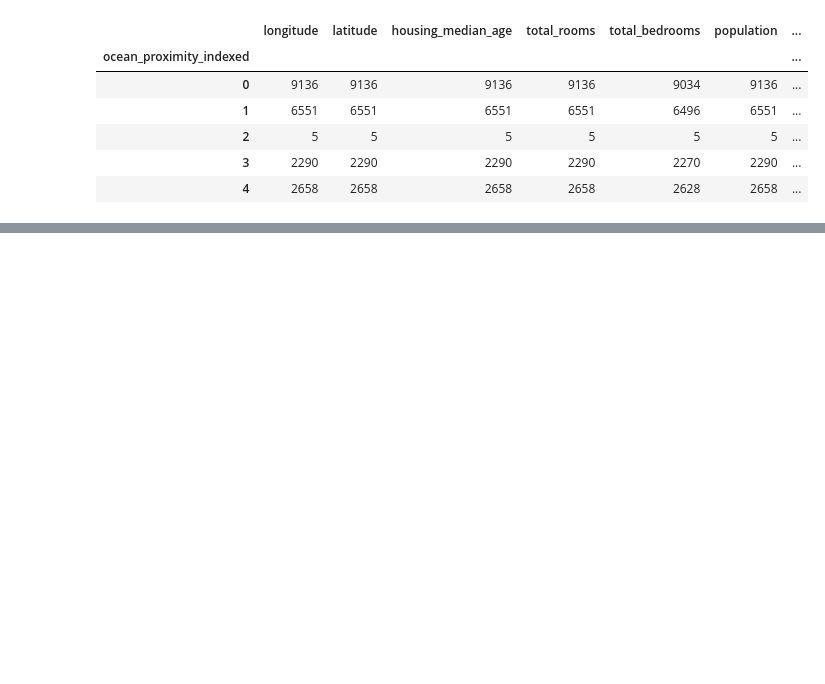
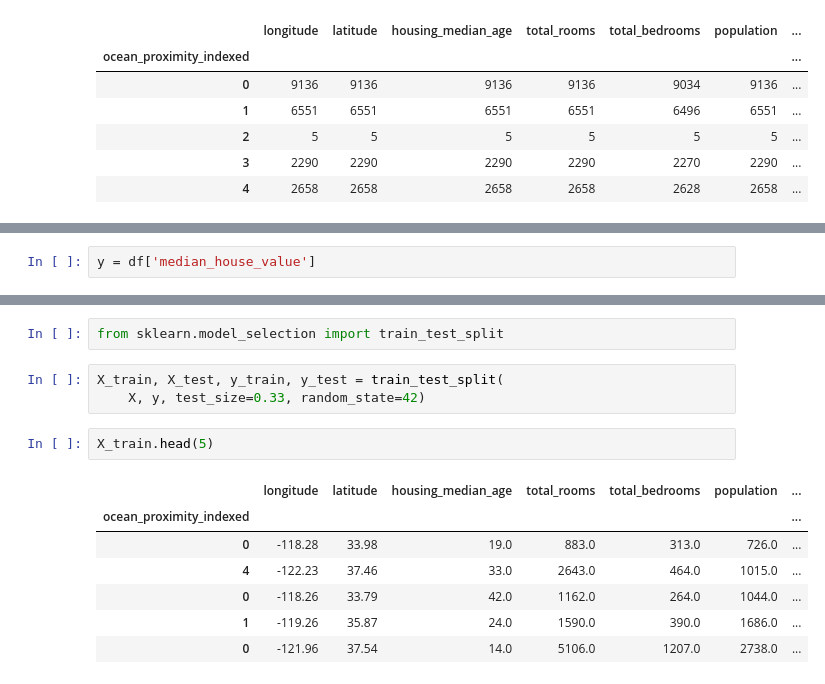
Before and after one commit to DineshAZ/0800amist-learning-mlops, a Jupyter notebook: train.ipynb, the cells around one changed output, grey strips where cells are left out. Saved outputs shown, nothing was run; the diff lists cells and outputs as text; blank space fills up the shorter version.

```diff
--- a/train.ipynb
+++ b/train.ipynb
@@ -51,0 +98,2 @@ df.groupby(['ocean_proximity_indexed']).count()
+# %%
+y = df['median_house_value']
@@ -51,0 +110,15 @@ df.groupby(['ocean_proximity_indexed']).count()
+# %%
+from sklearn.model_selection import train_test_split
+# %%
+X_train, X_test, y_train, y_test = train_test_split(
+    X, y, test_size=0.33, random_state=42)
+# %%
+X_train.head(5)
+# %% [output]
+|  | longitude | latitude | housing_median_age | total_rooms | total_bedrooms | population | ... |
+| ocean_proximity_indexed |  |  |  |  |  |  | ... |
+| 0 | -118.28 | 33.98 | 19.0 | 883.0 | 313.0 | 726.0 | ... |
+| 4 | -122.23 | 37.46 | 33.0 | 2643.0 | 464.0 | 1015.0 | ... |
+| 0 | -118.26 | 33.79 | 42.0 | 1162.0 | 264.0 | 1044.0 | ... |
+| 1 | -119.26 | 35.87 | 24.0 | 1590.0 | 390.0 | 1686.0 | ... |
+| 0 | -121.96 | 37.54 | 14.0 | 5106.0 | 1207.0 | 2738.0 | ... |
```
Also changed, not shown: parts of 11 cells of this notebook, 1 other file.
